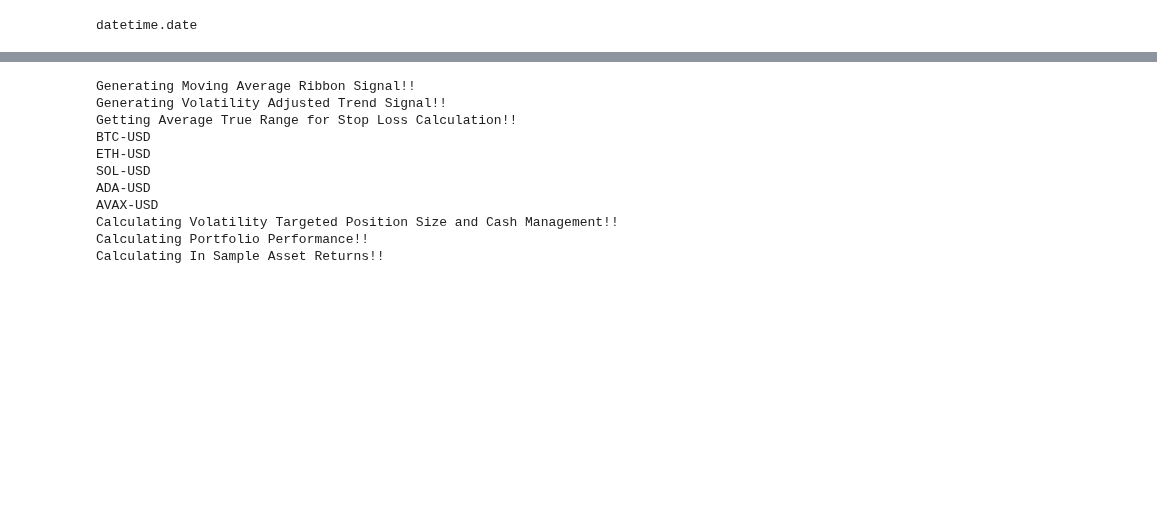
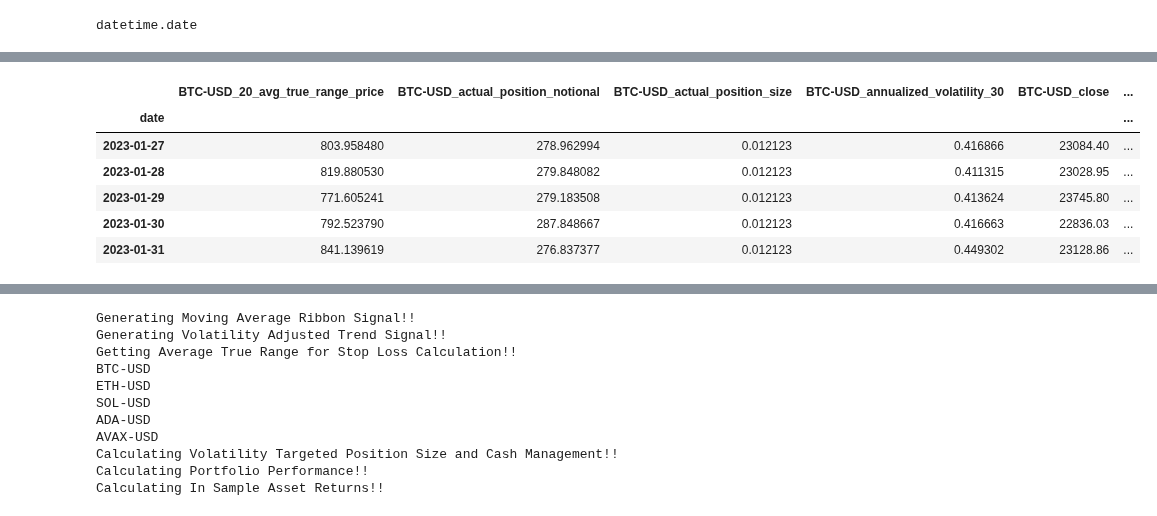
Before and after one commit to adheerchauhan/trend_following, a Jupyter notebook: research/notebooks/Trend_Following_Live_Strategy_Performance_Monitoring.ipynb, the cells around one changed output, grey strips where cells are left out. Drawn from its saved outputs; the diff is of its cells as text; code cells hidden in the pictures; blank space fills up the shorter version.

```diff
--- a/research/notebooks/Trend_Following_Live_Strategy_Performance_Monitoring.ipynb
+++ b/research/notebooks/Trend_Following_Live_Strategy_Performance_Monitoring.ipynb
@@ -355,0 +404,10 @@ datetime.date
+# %%
+df_final_prod_config_backtested_test.tail()
+# %% [output]
+|  | BTC-USD_20_avg_true_range_price | BTC-USD_actual_position_notional | BTC-USD_actual_position_size | BTC-USD_annualized_volatility_30 | BTC-USD_close | ... |
+| date |  |  |  |  |  | ... |
+| 2023-01-27 | 803.958480 | 278.962994 | 0.012123 | 0.416866 | 23084.40 | ... |
+| 2023-01-28 | 819.880530 | 279.848082 | 0.012123 | 0.411315 | 23028.95 | ... |
+| 2023-01-29 | 771.605241 | 279.183508 | 0.012123 | 0.413624 | 23745.80 | ... |
+| 2023-01-30 | 792.523790 | 287.848667 | 0.012123 | 0.416663 | 22836.03 | ... |
+| 2023-01-31 | 841.139619 | 276.837377 | 0.012123 | 0.449302 | 23128.86 | ... |
```
Also changed, not shown: parts of 13 cells of this notebook, 1 other file.
